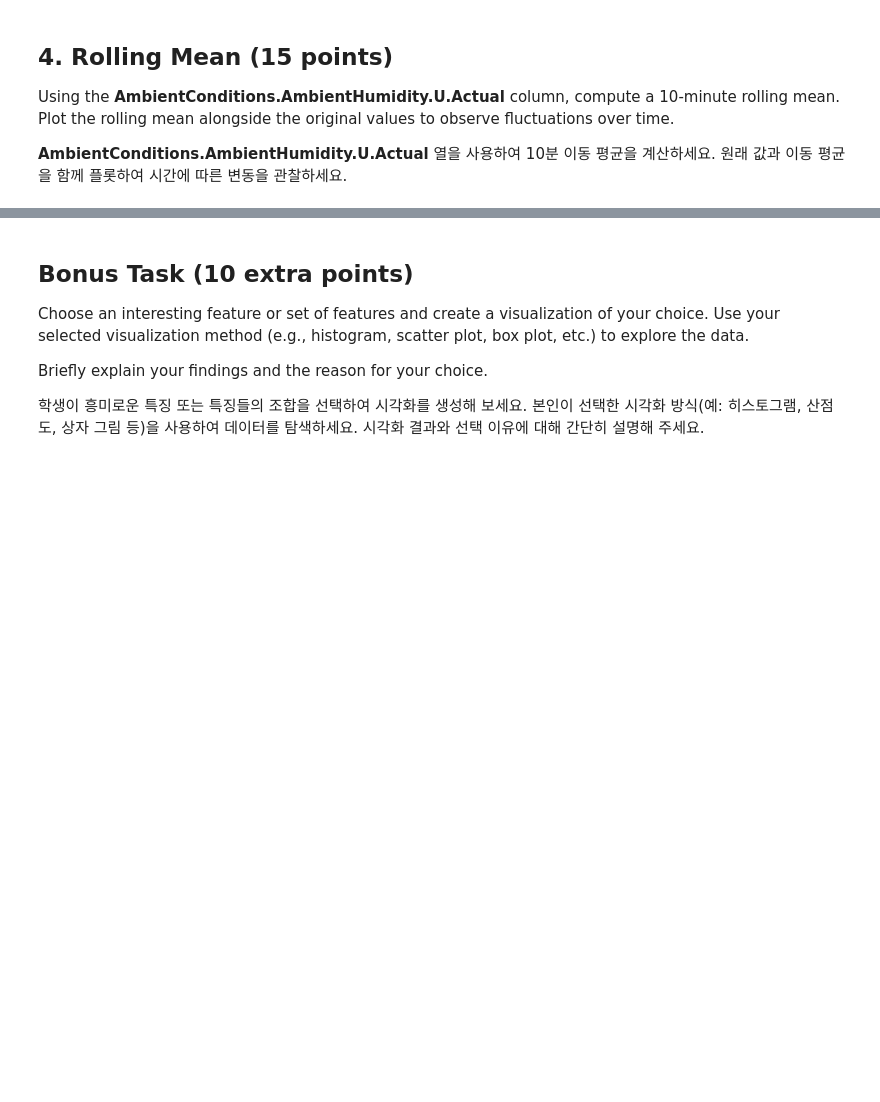
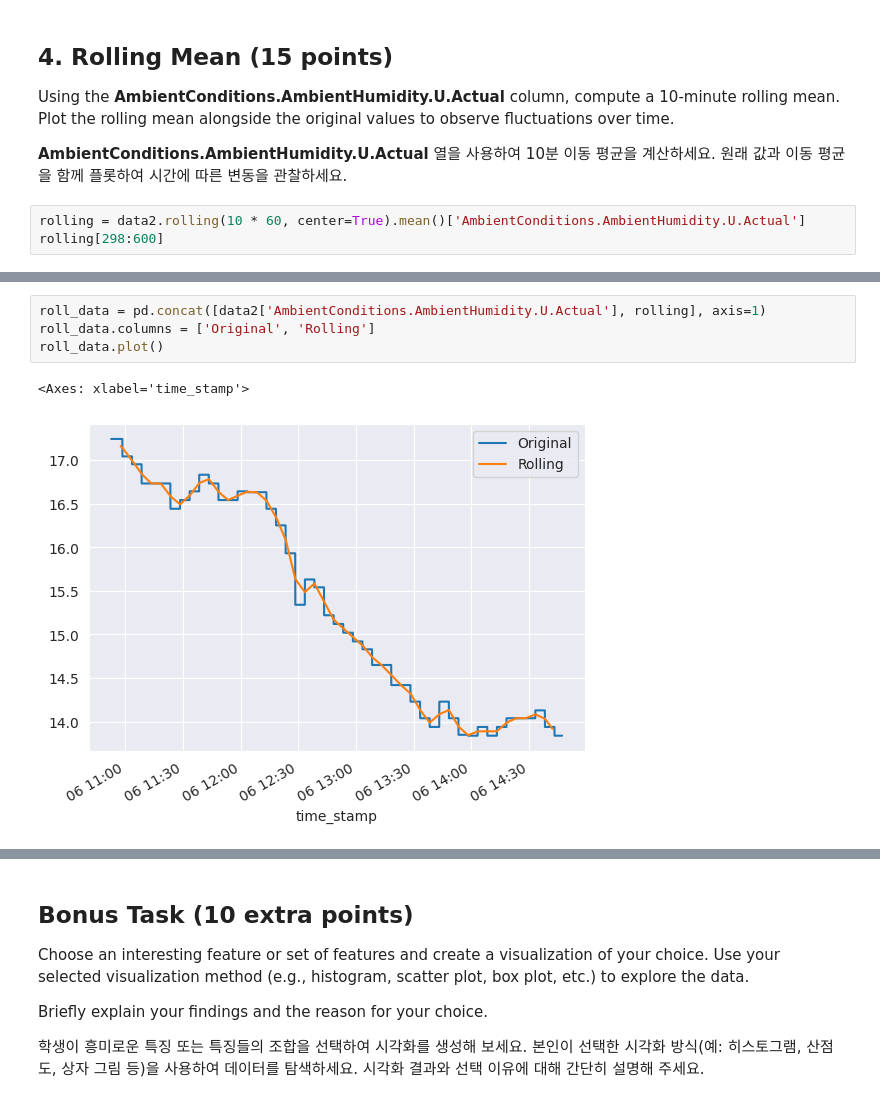
Before and after one commit to BBongjun/DataBase-Project, a Jupyter notebook: DAEM_Midterm_practical_test.ipynb, the cells around one changed output, grey strips where cells are left out. Saved outputs shown, nothing was run; the diff lists cells and outputs as text; blank space fills up the shorter version.

```diff
--- a/DAEM_Midterm_practical_test.ipynb
+++ b/DAEM_Midterm_practical_test.ipynb
@@ -237,3 +312,6 @@ Filter the data to display only records where **Machine1.Zone1Temperature.C.Actu
 
 
 **AmbientConditions.AmbientHumidity.U.Actual** 열을 사용하여 10분 이동 평균을 계산하세요. 원래 값과 이동 평균을 함께 플롯하여 시간에 따른 변동을 관찰하세요.
+# %%
+rolling = data2.rolling(10 * 60, center=True).mean()['AmbientConditions.AmbientHumidity.U.Actual']
+rolling[298:600]
@@ -239,0 +334,7 @@ Filter the data to display only records where **Machine1.Zone1Temperature.C.Actu
+# %%
+roll_data = pd.concat([data2['AmbientConditions.AmbientHumidity.U.Actual'], rolling], axis=1)
+roll_data.columns = ['Original', 'Rolling']
+roll_data.plot()
+# %% [output]
+<Axes: xlabel='time_stamp'>
+[figure, added]
```
Also changed, not shown: parts of 14 cells of this notebook.
